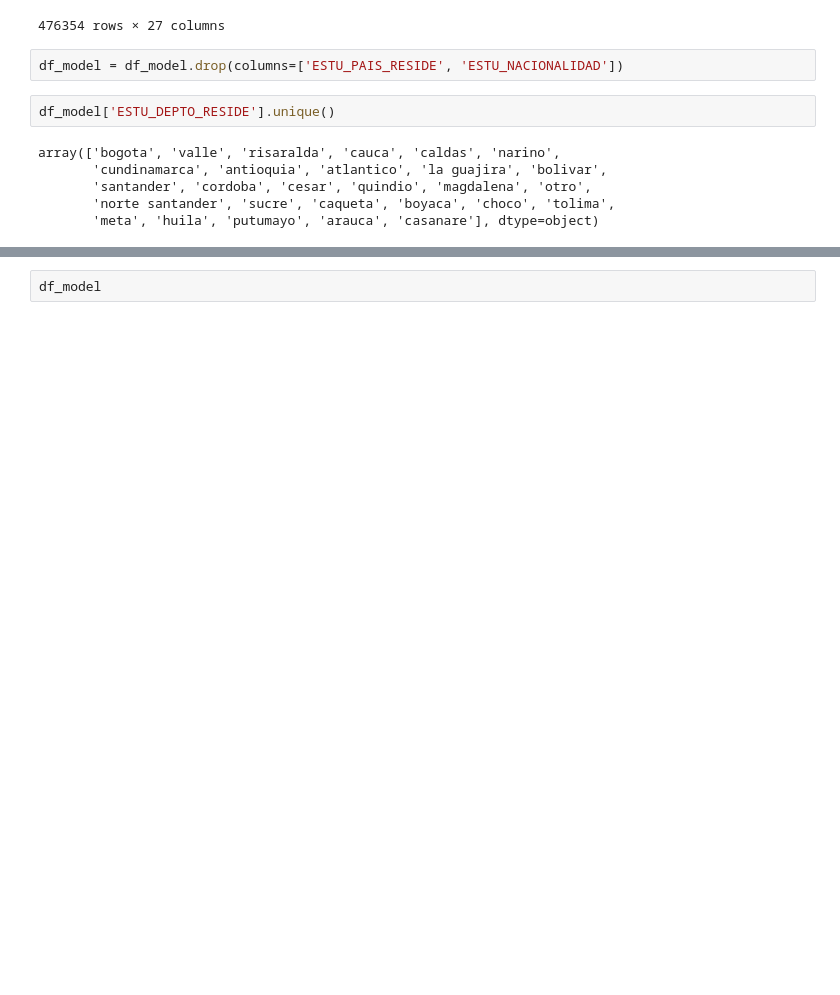
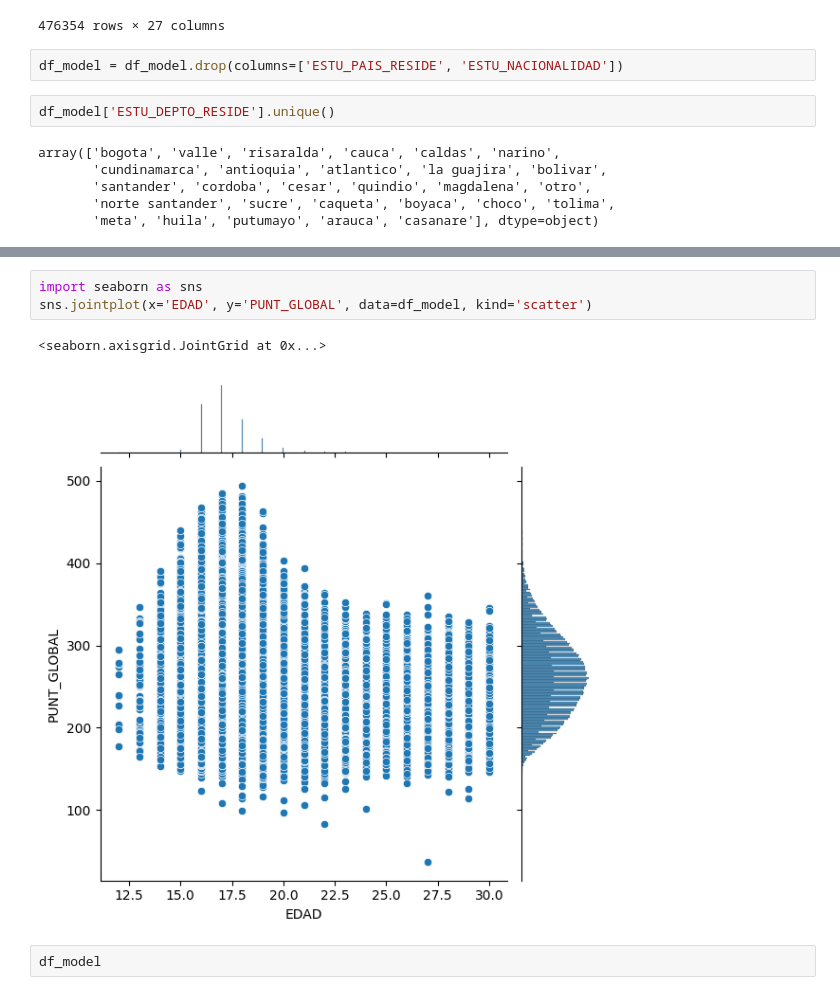
Before and after one commit to rodhervan/AnaliticaICFES, a Jupyter notebook: Exploración y Preparación de los Datos/Limpieza_datos.ipynb, the cells around one changed output, grey strips where cells are left out. Drawn from its saved outputs; the diff is of its cells as text; blank space fills up the shorter version.

```diff
--- a/Exploración y Preparación de los Datos/Limpieza_datos.ipynb
+++ b/Exploración y Preparación de los Datos/Limpieza_datos.ipynb
@@ -424,3 +545,9 @@ print(vif.sort_values(ascending=False).head())
+# %%
+import seaborn as sns
+sns.jointplot(x='EDAD', y='PUNT_GLOBAL', data=df_model, kind='scatter')
+# %% [output]
+<seaborn.axisgrid.JointGrid at 0x...>
+[figure, added]
 # %%
 df_model
 # %% [output]
```
Also changed, not shown: parts of 21 cells of this notebook.
